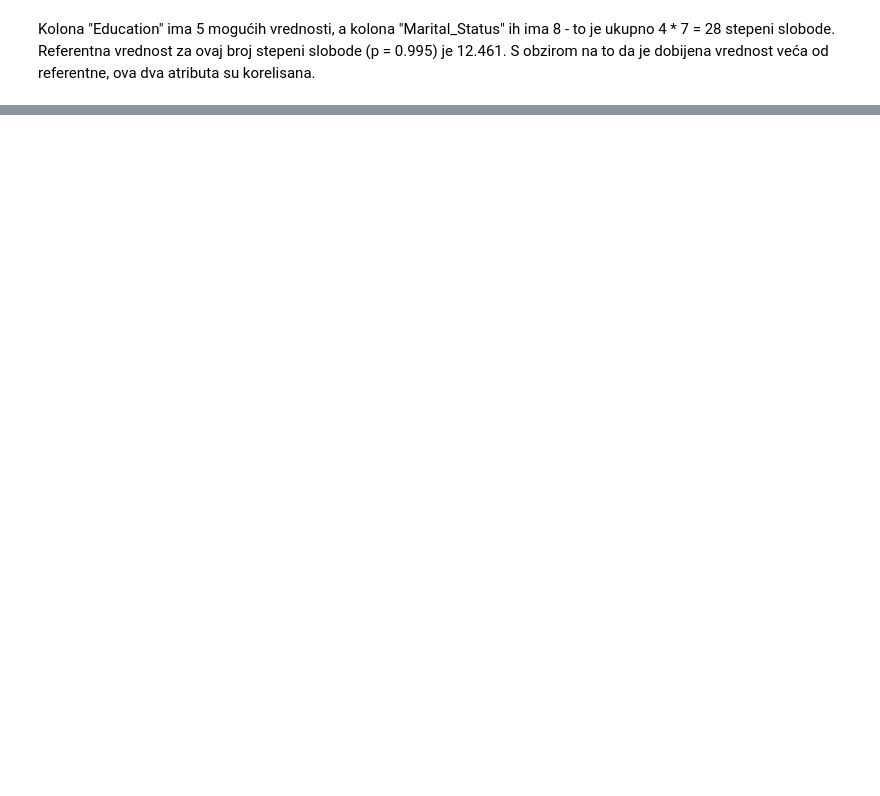
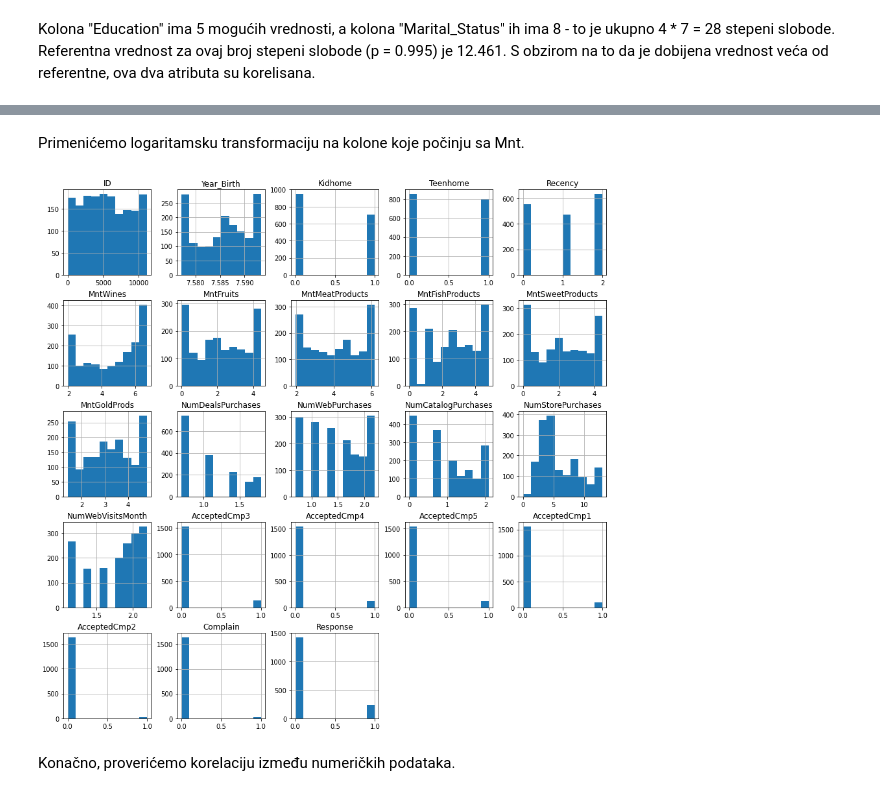
Before and after one commit to AndjelijaMladenovic00/Kvalitet-podataka, a Jupyter notebook: kvalitet_podataka.ipynb, the cells around one changed output, grey strips where cells are left out. Saved outputs shown, nothing was run; the diff lists cells and outputs as text; code cells hidden in the pictures; blank space fills up the shorter version.

```diff
--- a/kvalitet_podataka.ipynb
+++ b/kvalitet_podataka.ipynb
@@ -973,0 +1020,19 @@ Kolona "Education" ima 5 mogućih vrednosti, a kolona "Marital_Status" ih ima 8
+# %%
+p10_dict = {}
+p90_dict = {}
+
+for column in columns:
+    percentile_10 = np.percentile(altered_train_x[column], 10)
+    p10_dict[column] = percentile_10
+
+    percentile_90 = np.percentile(altered_train_x[column], 90)
+    p90_dict[column] = percentile_90
+
+    altered_train_x[column][altered_train_x[column] < percentile_10] = percentile_10
+    altered_train_x[column][altered_train_x[column] > percentile_90] = percentile_90
+
+    altered_test_x[column][altered_test_x[column] < percentile_10] = percentile_10
+    altered_test_x[column][altered_test_x[column] > percentile_90] = percentile_90
+
+print(p10_dict)
+print(p90_dict)
@@ -973,0 +1059,5 @@ Kolona "Education" ima 5 mogućih vrednosti, a kolona "Marital_Status" ih ima 8
+# %%
+for column in columns:
+    plt.title(column)
+    altered_train_x.boxplot(column = column)
+    plt.show()
@@ -973,0 +1083,18 @@ Kolona "Education" ima 5 mogućih vrednosti, a kolona "Marital_Status" ih ima 8
+# %% [markdown]
+Primenićemo logaritamsku transformaciju na kolone koje počinju sa Mnt.
+# %%
+log_columns = ["MntWines", "MntFruits", "MntMeatProducts", "MntFishProducts", "MntSweetProducts", "MntGoldProds"]
+
+for column in columns:
+    altered_train_x[column] += 1
+    altered_train_x[column] = np.log(altered_train_x[column])
+
+    altered_test_x[column] += 1
+    altered_test_x[column] = np.log(altered_test_x[column])
+
+altered_train_x.hist(figsize=(15,15))
+plt.show()
+# %% [output]
+[figure, added]
+# %% [markdown]
+Konačno, proverićemo korelaciju između numeričkih podataka.
```
Also changed, not shown: parts of 63 cells of this notebook.
